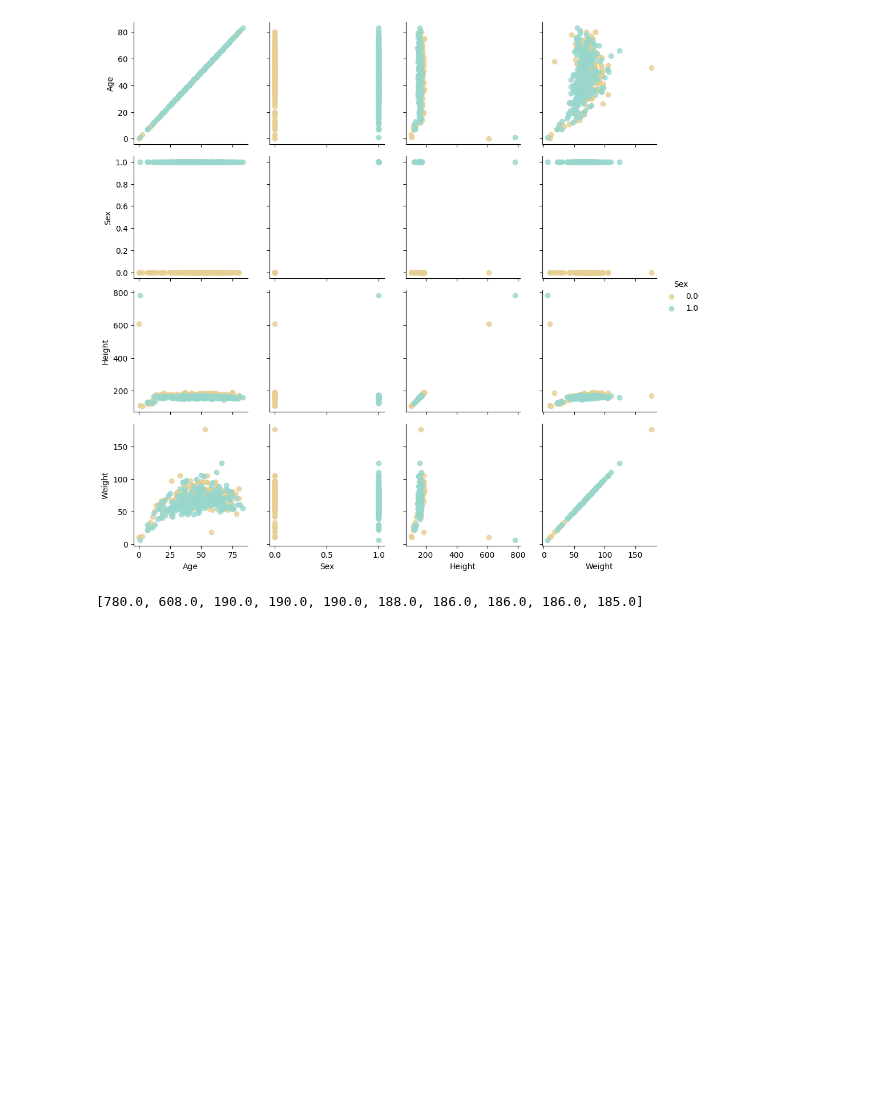
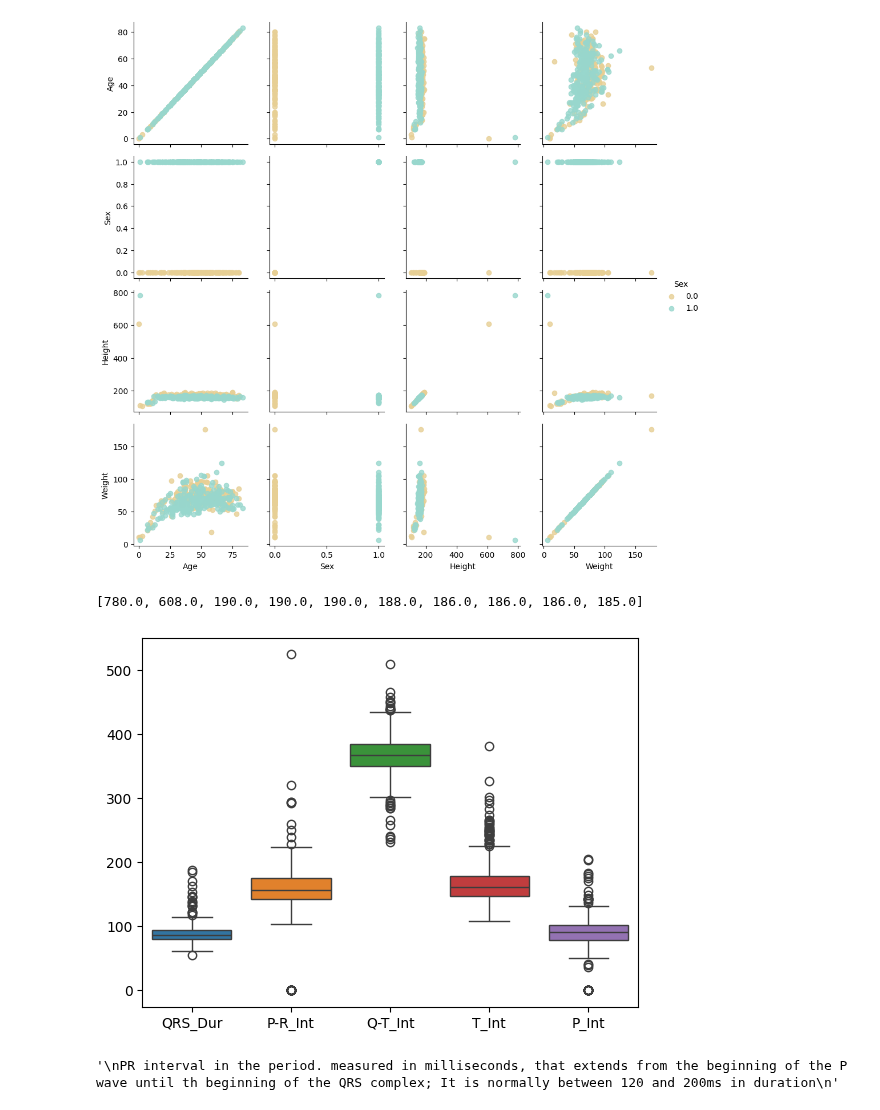
Before and after one commit to heytanix/PROJECT_ARRHYTHMIA, a Jupyter notebook: Oversampled_and_PCA.ipynb, the cells around one changed output. Drawn from its saved outputs; the diff is of its cells as text; code cells hidden in the pictures; blank space fills up the shorter version.

```diff
--- a/Oversampled_and_PCA.ipynb
+++ b/Oversampled_and_PCA.ipynb
@@ -261,3 +261,13 @@ g.add_legend();
 sorted(final_df["Height"], reverse=True)[:10]
 # %% [output]
 [780.0, 608.0, 190.0, 190.0, 190.0, 188.0, 186.0, 186.0, 186.0, 185.0]
+# %%
+sns.boxplot(data=final_df[['QRS_Dur','P-R_Int','Q-T_Int','T_Int','P_Int']]);
+# %% [output]
+[figure, added]
+# %%
+'''
+PR interval in the period. measured in milliseconds, that extends from the beginning of the P wave until th beginning of the QRS complex; It is normally between 120 and 200ms in duration
+'''
+# %% [output]
+'\nPR interval in the period. measured in milliseconds, that extends from the beginning of the P wave until th beginning of the QRS complex; It is normally between 120 and 200ms in duration\n'
```
Also changed, not shown: parts of 1 cell of this notebook.
